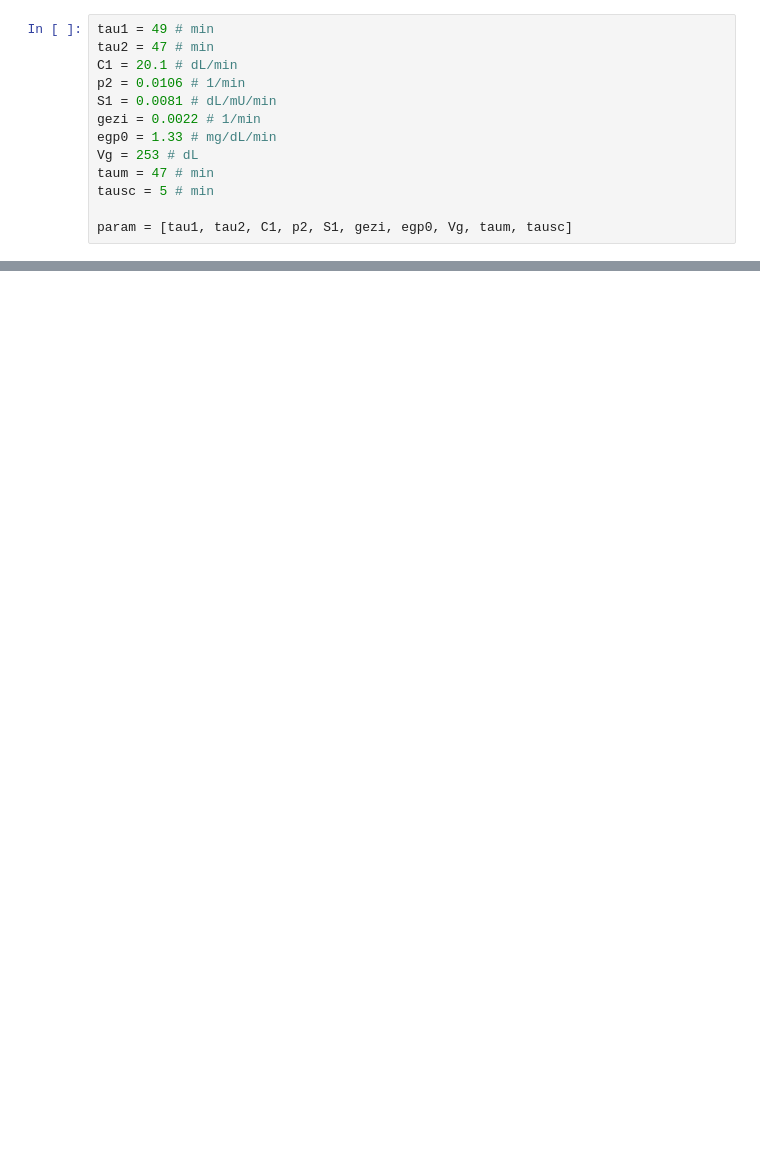
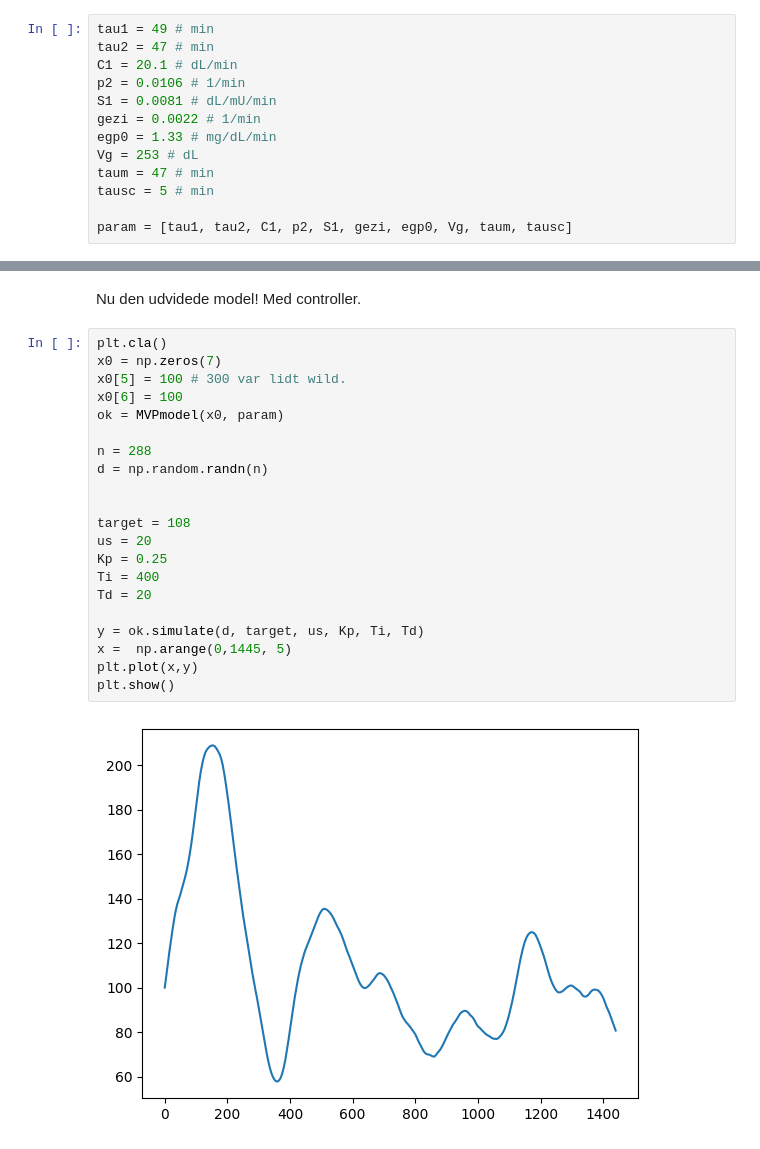
Before and after one commit to char056a/FagprojektRepo, a Jupyter notebook: fagprojektnb.ipynb, the cells around one changed output, grey strips where cells are left out. Drawn from its saved outputs; the diff is of its cells as text; blank space fills up the shorter version.

```diff
--- a/fagprojektnb.ipynb
+++ b/fagprojektnb.ipynb
@@ -81,0 +52,25 @@ plt.plot(ts, states[:,6])
+# %% [markdown]
+Nu den udvidede model! Med controller.
+# %%
+plt.cla()
+x0 = np.zeros(7)
+x0[5] = 100 # 300 var lidt wild.
+x0[6] = 100
+ok = MVPmodel(x0, param)
+
+n = 288
+d = np.random.randn(n)
+
+
+target = 108
+us = 20
+Kp = 0.25
+Ti = 400
+Td = 20
+
+y = ok.simulate(d, target, us, Kp, Ti, Td)
+x =  np.arange(0,1445, 5)
+plt.plot(x,y)
+plt.show()
+# %% [output]
+[figure, added]
```
Also changed, not shown: parts of 7 cells of this notebook, 1 other file.
